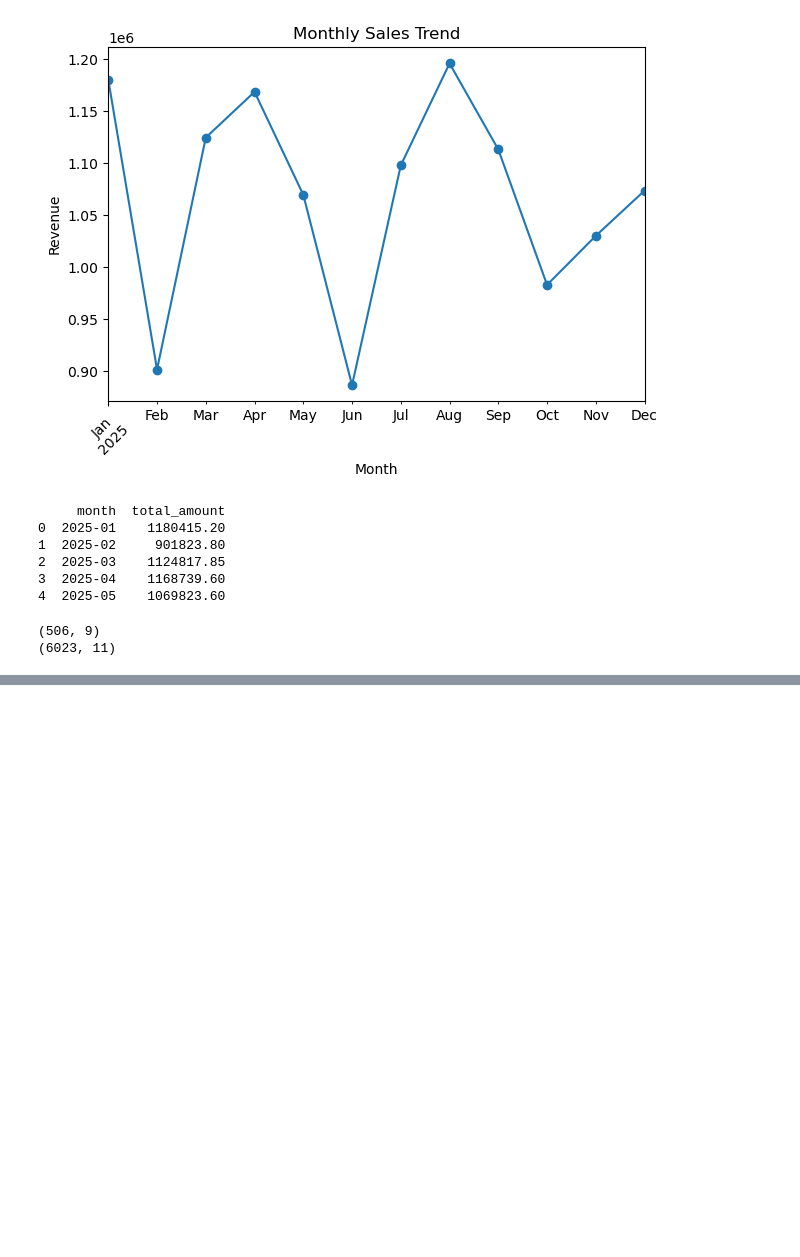
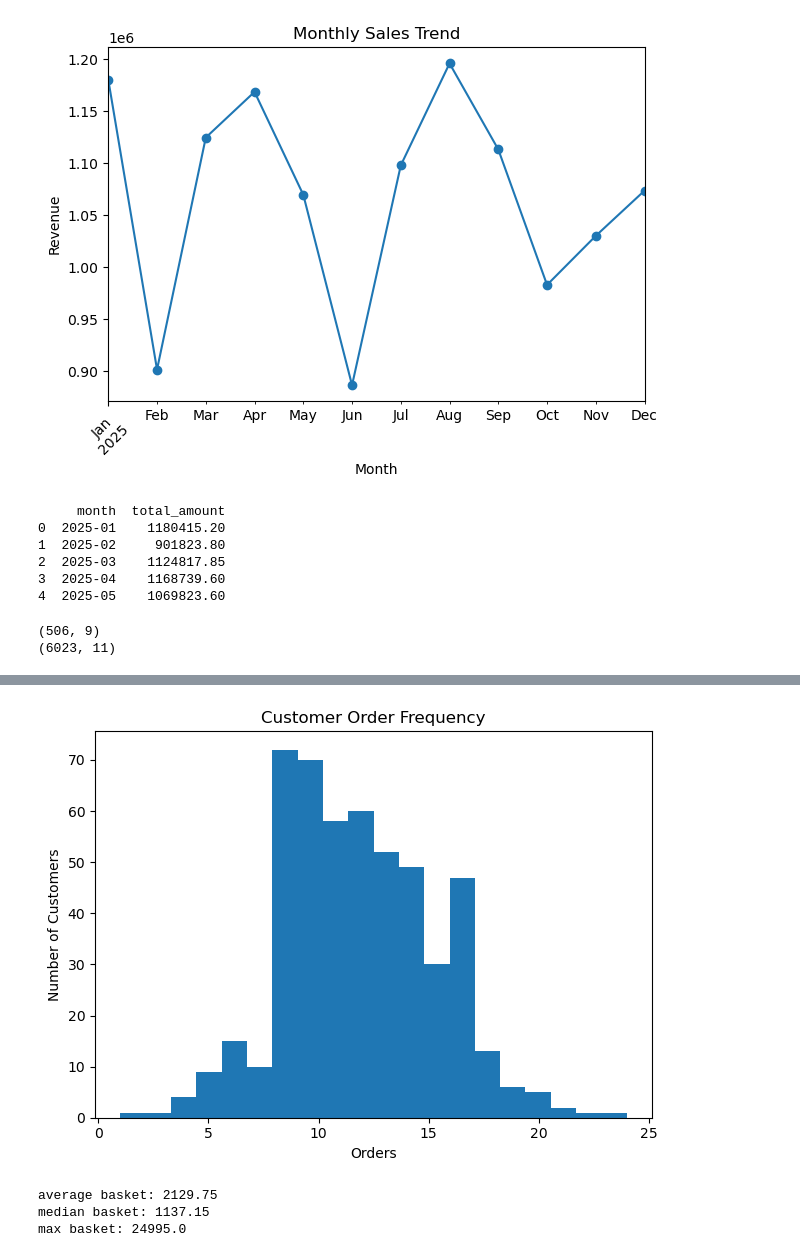
Before and after one commit to shivambagwale/northstar-retail-analytics, a Jupyter notebook: python/retail_analysis.ipynb, the cells around one changed output, grey strips where cells are left out. Drawn from its saved outputs; the diff is of its cells as text; code cells hidden in the pictures; blank space fills up the shorter version.

```diff
--- a/python/retail_analysis.ipynb
+++ b/python/retail_analysis.ipynb
@@ -401,0 +490,21 @@ print(sales.shape)
+# %%
+import matplotlib.pyplot as plt
+
+customer_orders["order_count"].plot(kind="hist", bins=20)
+plt.title("Customer Order Frequency")
+plt.xlabel("Orders")
+plt.ylabel("Number of Customers")
+plt.tight_layout()
+plt.show()
+# %% [output]
+[figure, added]
+# %%
+sales["basket_value"] = sales["total_amount"]
+
+print("average basket:", round(sales["basket_value"].mean(), 2))
+print("median basket:", round(sales["basket_value"].median(), 2))
+print("max basket:", round(sales["basket_value"].max(), 2))
+# %% [output]
+average basket: 2129.75
+median basket: 1137.15
+max basket: 24995.0
```
Also changed, not shown: parts of 12 cells of this notebook.
